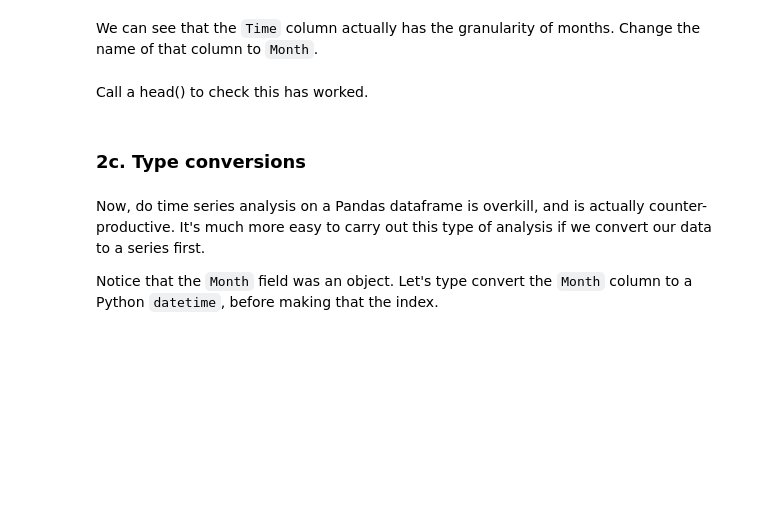
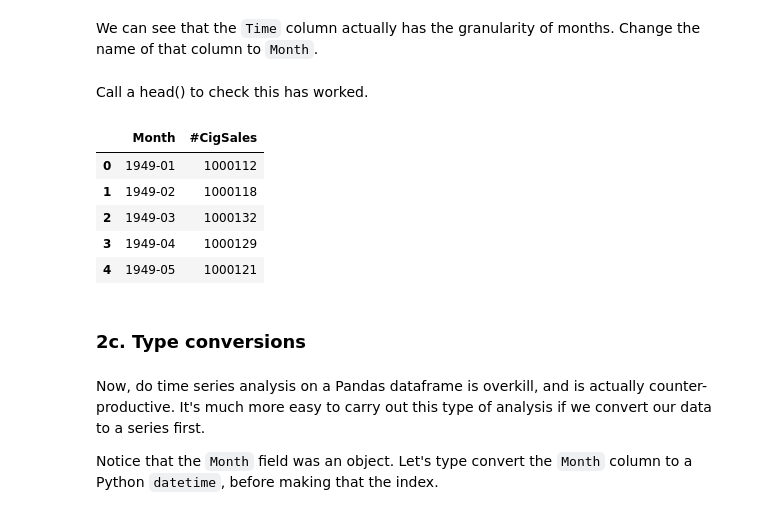
Before and after one commit to pablo-git8/Springboard-DS-Career-Track, a Jupyter notebook: Unit21-1_CowboyCigarretes_CS/Cowboy Cigarettes Case Study - Tier 3.ipynb, the cells around one changed output. Drawn from its saved outputs; the diff is of its cells as text; code cells hidden in the pictures; blank space fills up the shorter version.

```diff
--- a/Unit21-1_CowboyCigarretes_CS/Cowboy Cigarettes Case Study - Tier 3.ipynb
+++ b/Unit21-1_CowboyCigarretes_CS/Cowboy Cigarettes Case Study - Tier 3.ipynb
@@ -186,3 +184,5 @@ _ _ _
+# %%
+cigData.drop(columns=['Unnamed: 0'], inplace=True)
 # %% [markdown]
 ### 2b. Nomenclature
 # %% [markdown]
@@ -198,3 +194,12 @@ _ _ _
+# %%
+cigData.head()
+# %% [output]
+|  | Month | #CigSales |
+| 0 | 1949-01 | 1000112 |
+| 1 | 1949-02 | 1000118 |
+| 2 | 1949-03 | 1000132 |
+| 3 | 1949-04 | 1000129 |
+| 4 | 1949-05 | 1000121 |
 # %% [markdown]
 ### 2c. Type conversions
 # %% [markdown]
```
Also changed, not shown: parts of 19 cells of this notebook.
